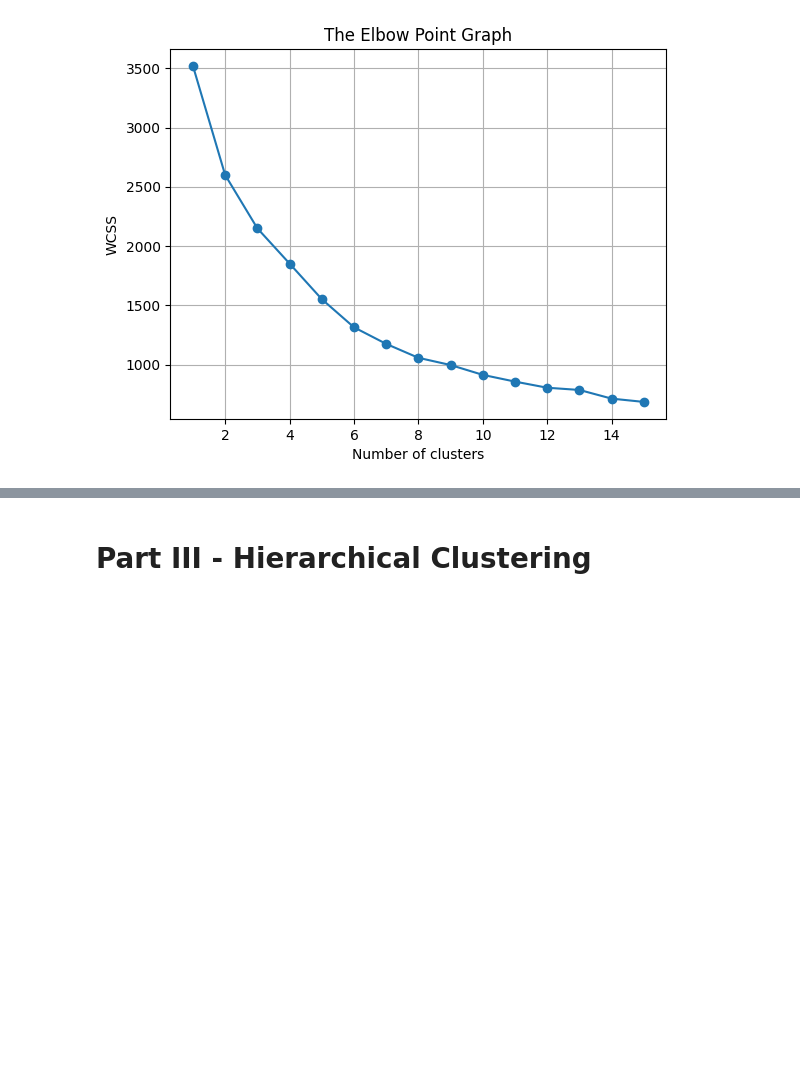
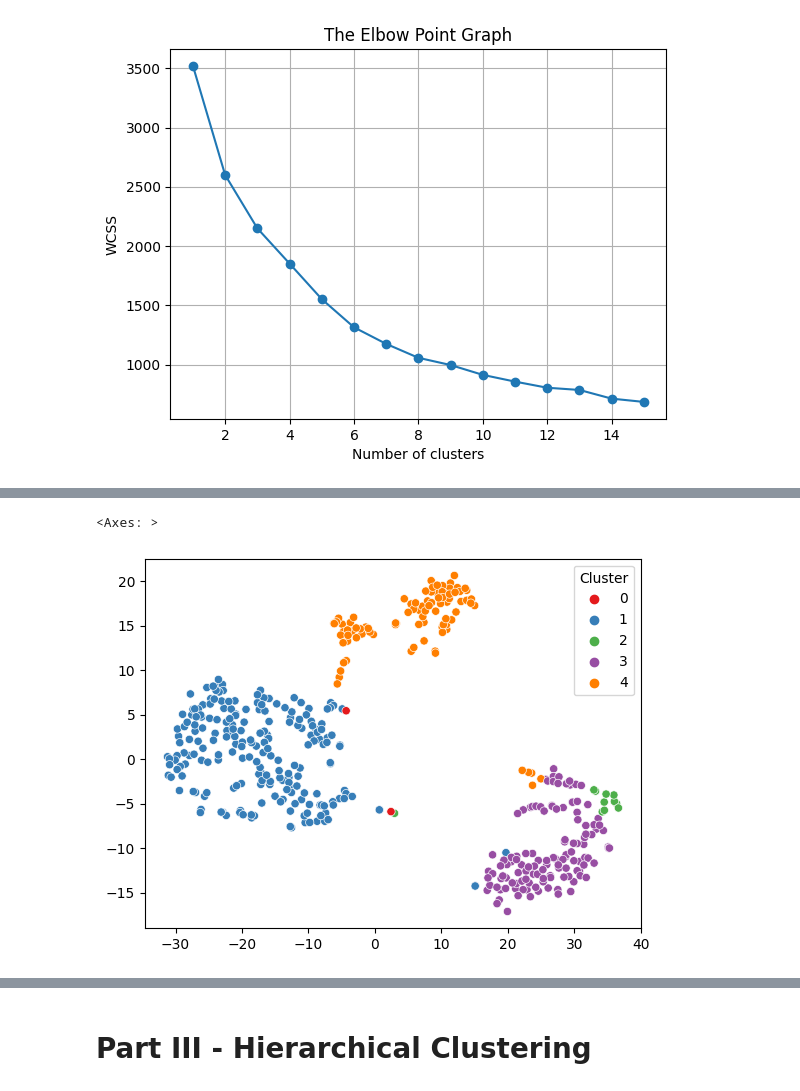
Before and after one commit to Dhru-win/unsupervised_ml_project, a Jupyter notebook: Unsupervised Learning - Project.ipynb, the cells around one changed output, grey strips where cells are left out. Saved outputs shown, nothing was run; the diff lists cells and outputs as text; code cells hidden in the pictures; blank space fills up the shorter version.

```diff
--- a/Unsupervised Learning - Project.ipynb
+++ b/Unsupervised Learning - Project.ipynb
@@ -166,0 +173,5 @@ wholesale_df.head(5)
+# %%
+sns.scatterplot(x=z[:, 0], y=z[:, 1], hue=wholesale_df_scaled["Cluster"], palette='Set1')
+# %% [output]
+<Axes: >
+[figure, added]
```
Also changed, not shown: parts of 16 cells of this notebook.
